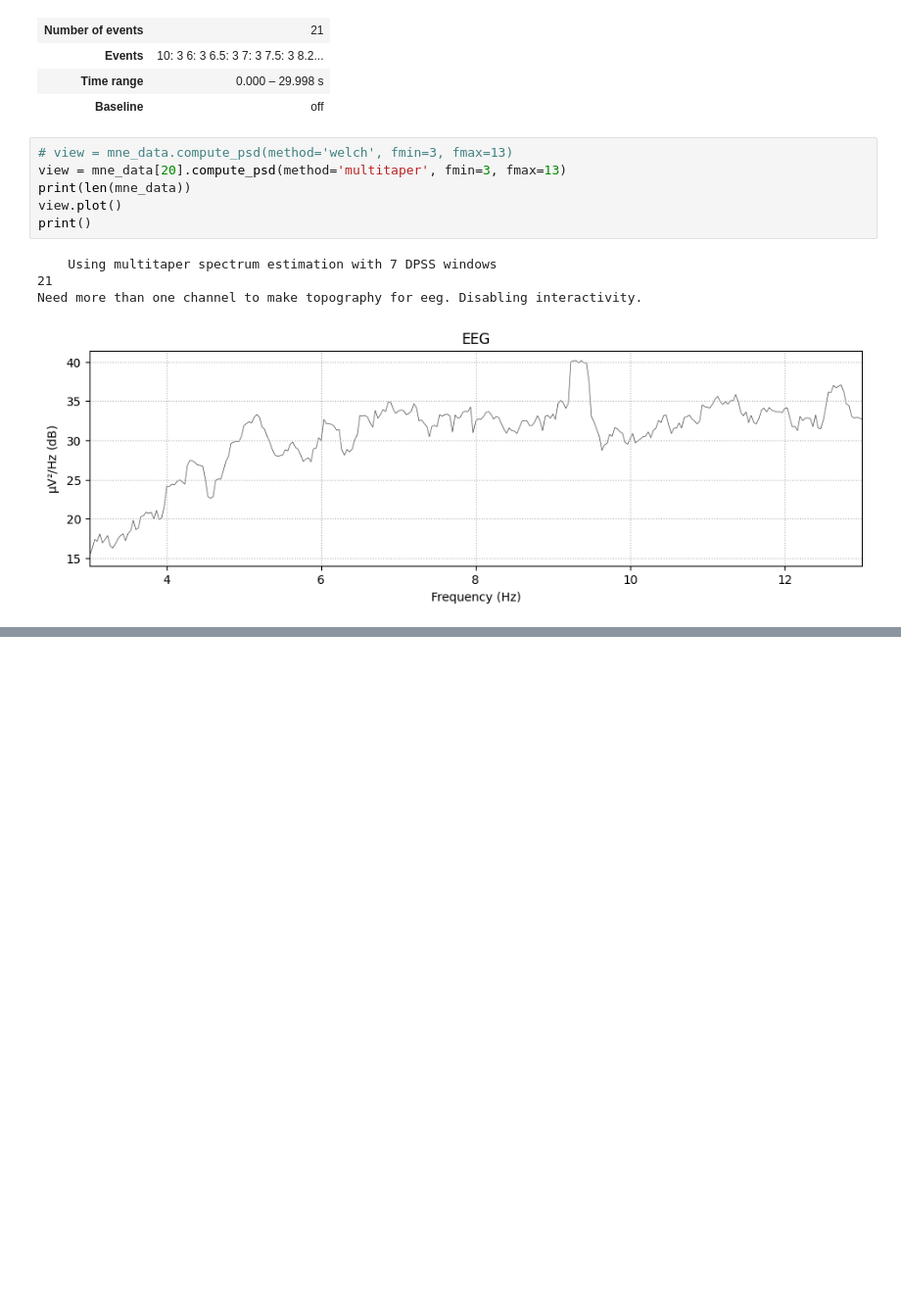
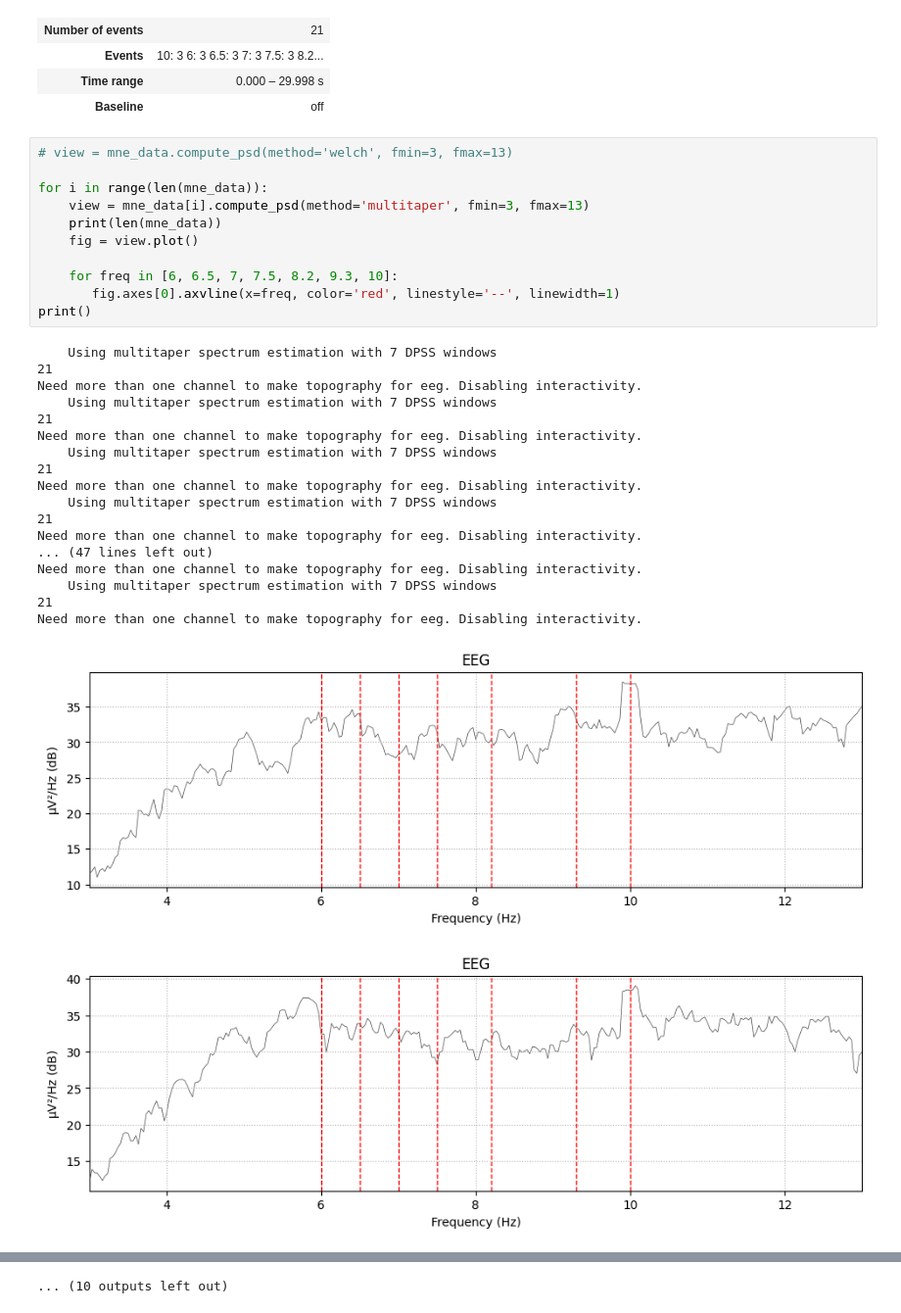
Before and after one commit to gabsereniski/tutoriais-rp, a Jupyter notebook: SSVEP/avi/src/4 - preprocessing.ipynb, the cells around one changed output, grey strips where cells are left out. Shown at 98% size. Saved outputs shown, nothing was run; the diff lists cells and outputs as text; blank space fills up the shorter version.

```diff
--- a/SSVEP/avi/src/4 - preprocessing.ipynb
+++ b/SSVEP/avi/src/4 - preprocessing.ipynb
@@ -124,12 +126,32 @@ No baseline correction applied
 | Baseline | off |
 # %%
 # view = mne_data.compute_psd(method='welch', fmin=3, fmax=13)
-view = mne_data[20].compute_psd(method='multitaper', fmin=3, fmax=13)
-print(len(mne_data))
-view.plot()
+
+for i in range(len(mne_data)):
+    view = mne_data[i].compute_psd(method='multitaper', fmin=3, fmax=13)
+    print(len(mne_data))
+    fig = view.plot()
+
+    for freq in [6, 6.5, 7, 7.5, 8.2, 9.3, 10]:
+       fig.axes[0].axvline(x=freq, color='red', linestyle='--', linewidth=1)
 print()
 # %% [output]
     Using multitaper spectrum estimation with 7 DPSS windows
 21
 Need more than one channel to make topography for eeg. Disabling interactivity.
+    Using multitaper spectrum estimation with 7 DPSS windows
+21
+Need more than one channel to make topography for eeg. Disabling interactivity.
+    Using multitaper spectrum estimation with 7 DPSS windows
+21
+Need more than one channel to make topography for eeg. Disabling interactivity.
+    Using multitaper spectrum estimation with 7 DPSS windows
+21
+Need more than one channel to make topography for eeg. Disabling interactivity.
+... (47 lines left out)
+Need more than one channel to make topography for eeg. Disabling interactivity.
+    Using multitaper spectrum estimation with 7 DPSS windows
+21
+Need more than one channel to make topography for eeg. Disabling interactivity.
-[figure, old version]
+[figure, new version]
+[figure, added]
@@ -135,0 +167 @@ Need more than one channel to make topography for eeg. Disabling interactivity.
+... (10 outputs left out)
```
Also changed, not shown: parts of 2 cells of this notebook.
